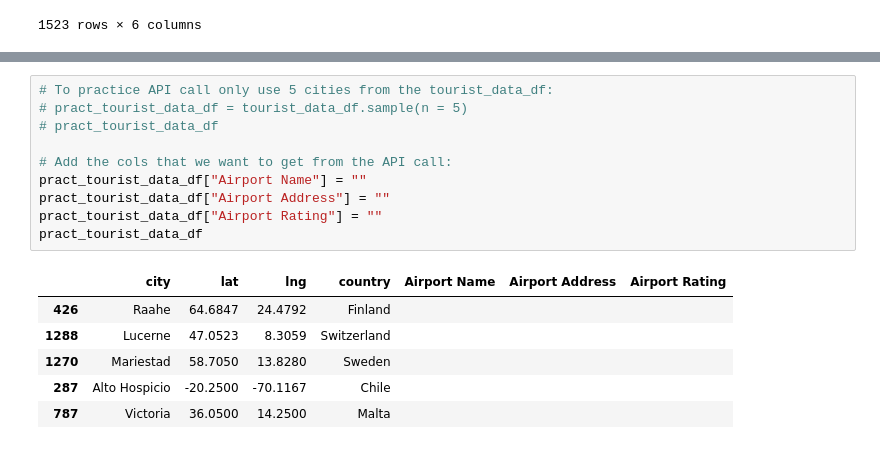
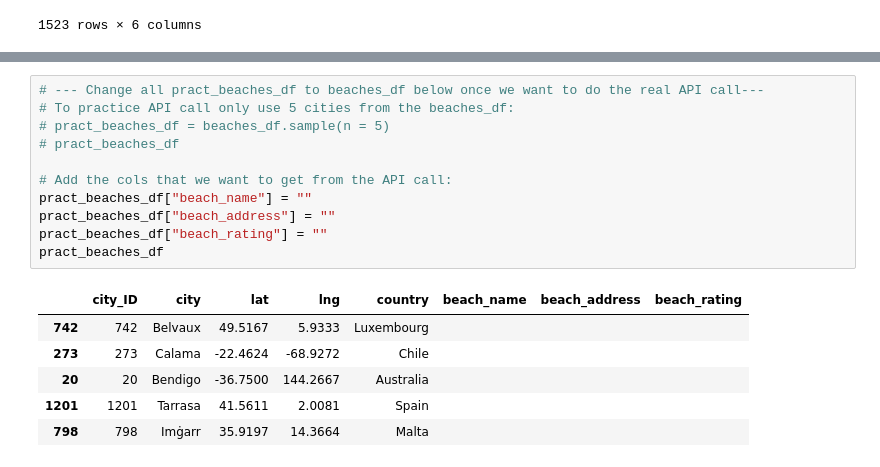
Before and after one commit to zwcrowley/Project_2_ETL_KPflugi_ZCrowley, a Jupyter notebook: zack_api_etl_proj2.ipynb, the cells around one changed output, grey strips where cells are left out. Cells and saved outputs as stored; diff of their text form.

Commit message:
API calls Google Places complete and data saved

```diff
--- a/zack_api_etl_proj2.ipynb
+++ b/zack_api_etl_proj2.ipynb
@@ -160,18 +279,19 @@ tourist_data_df.head()
 # %%
-# To practice API call only use 5 cities from the tourist_data_df:
-# pract_tourist_data_df = tourist_data_df.sample(n = 5)
-# pract_tourist_data_df
+# --- Change all pract_beaches_df to beaches_df below once we want to do the real API call---
+# To practice API call only use 5 cities from the beaches_df:
+# pract_beaches_df = beaches_df.sample(n = 5)
+# pract_beaches_df
 
 # Add the cols that we want to get from the API call:
-pract_tourist_data_df["Airport Name"] = ""
-pract_tourist_data_df["Airport Address"] = ""
-pract_tourist_data_df["Airport Rating"] = ""
-pract_tourist_data_df
+pract_beaches_df["beach_name"] = ""
+pract_beaches_df["beach_address"] = ""
+pract_beaches_df["beach_rating"] = ""
+pract_beaches_df
 # %% [output]
-|  | city | lat | lng | country | Airport Name | Airport Address | Airport Rating |
-| 426 | Raahe | 64.6847 | 24.4792 | Finland |  |  |  |
-| 1288 | Lucerne | 47.0523 | 8.3059 | Switzerland |  |  |  |
-| 1270 | Mariestad | 58.7050 | 13.8280 | Sweden |  |  |  |
-| 287 | Alto Hospicio | -20.2500 | -70.1167 | Chile |  |  |  |
-| 787 | Victoria | 36.0500 | 14.2500 | Malta |  |  |  |
+|  | city_ID | city | lat | lng | country | beach_name | beach_address | beach_rating |
+| 742 | 742 | Belvaux | 49.5167 | 5.9333 | Luxembourg |  |  |  |
+| 273 | 273 | Calama | -22.4624 | -68.9272 | Chile |  |  |  |
+| 20 | 20 | Bendigo | -36.7500 | 144.2667 | Australia |  |  |  |
+| 1201 | 1201 | Tarrasa | 41.5611 | 2.0081 | Spain |  |  |  |
+| 798 | 798 | Imġarr | 35.9197 | 14.3664 | Malta |  |  |  |
 # %%
```
Also changed, not shown: parts of 19 cells of this notebook, 2 other files.
